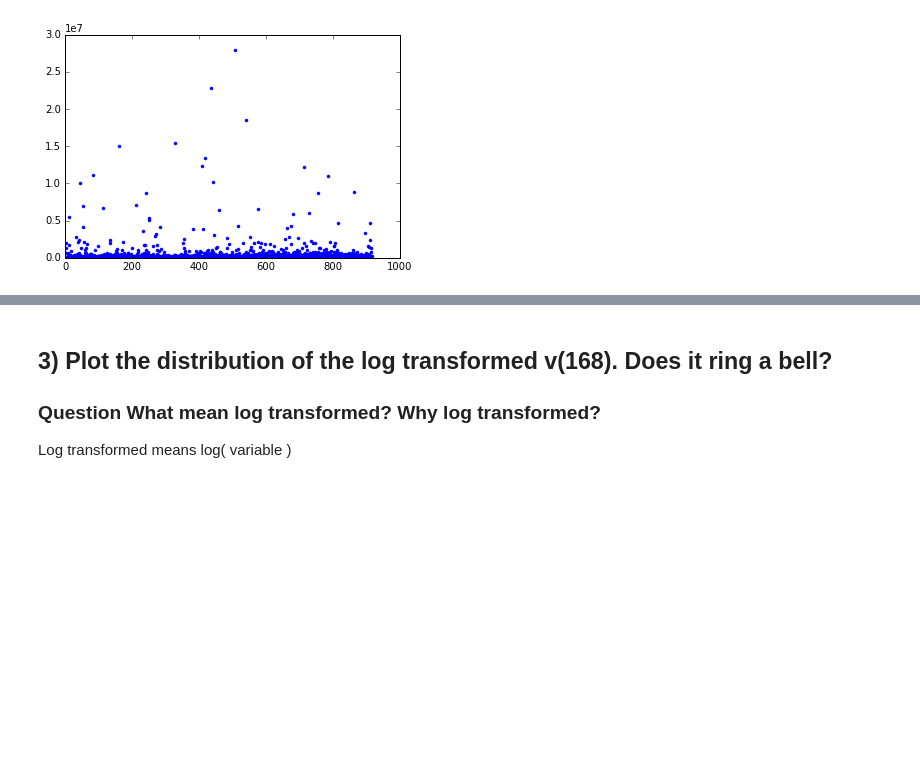
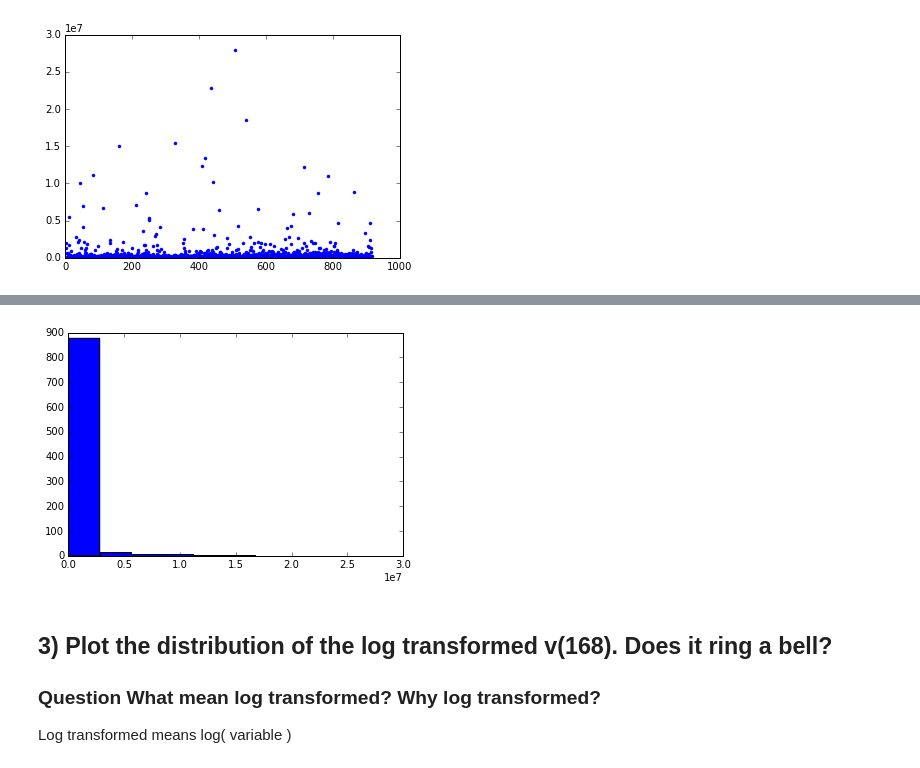
Before and after one commit to Pawel2357/Predict-virality-data-science-, a Jupyter notebook: Predict_virality_exercise.ipynb, the cells around one changed output, grey strips where cells are left out. Cells and saved outputs as stored; diff of their text form; code cells hidden in the pictures; blank space fills up the shorter version.

Commit message:
(2) Plotted histogram for v(168). Histogram should have more bins.

```diff
--- a/Predict_virality_exercise.ipynb
+++ b/Predict_virality_exercise.ipynb
@@ -154,3 +198,8 @@ py.show()
+# %%
+py.hist( list( row_data_views[168].values ) )
+py.show()
+# %% [output]
+[figure, added]
 # %% [markdown]
 ## 3) Plot the distribution of the log transformed v(168). Does it ring a bell?
 
```
Also changed, not shown: parts of 5 cells of this notebook.
